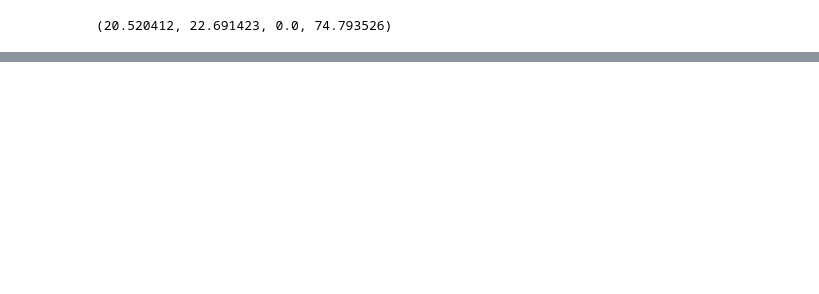
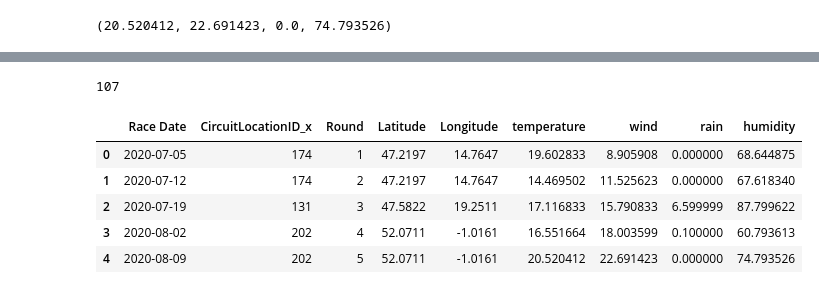
Before and after one commit to michalwietecki/f1-weather-dwh, a Jupyter notebook: results_table_creation.ipynb, the cells around one changed output, grey strips where cells are left out. Drawn from its saved outputs; the diff is of its cells as text; code cells hidden in the pictures; blank space fills up the shorter version.

Commit message:
added weather columns, deleted unnecessary columns

```diff
--- a/results_table_creation.ipynb
+++ b/results_table_creation.ipynb
@@ -698,5 +731,19 @@ extract_weather_data("2020-08-09",52.0711,-1.0161)
+# %%
+merged_with_coords = merged_with_coords[['Race Date','CircuitLocationID_x','Round','Latitude','Longitude']]
+len(merged_with_coords)
+# %% [output]
+107
 # %%
-merged[['temperature', 'wind', 'rain','humidity']] = merged.apply(
-    lambda row: pd.Series(extract_weather_data(row['latitude'], row['longitude'], row['Race Date'])),
+merged_with_coords[['temperature', 'wind', 'rain','humidity']] = merged_with_coords.apply(
+    lambda row: pd.Series(extract_weather_data(row['Race Date'], row['Latitude'], row['Longitude'])),
     axis=1
 )
+# %%
+merged_with_coords.head()
+# %% [output]
+|  | Race Date | CircuitLocationID_x | Round | Latitude | Longitude | temperature | wind | rain | humidity |
+| 0 | 2020-07-05 | 174 | 1 | 47.2197 | 14.7647 | 19.602833 | 8.905908 | 0.000000 | 68.644875 |
+| 1 | 2020-07-12 | 174 | 2 | 47.2197 | 14.7647 | 14.469502 | 11.525623 | 0.000000 | 67.618340 |
+| 2 | 2020-07-19 | 131 | 3 | 47.5822 | 19.2511 | 17.116833 | 15.790833 | 6.599999 | 87.799622 |
+| 3 | 2020-08-02 | 202 | 4 | 52.0711 | -1.0161 | 16.551664 | 18.003599 | 0.100000 | 60.793613 |
+| 4 | 2020-08-09 | 202 | 5 | 52.0711 | -1.0161 | 20.520412 | 22.691423 | 0.000000 | 74.793526 |
```
Also changed, not shown: parts of 10 cells of this notebook, 1 other file.
